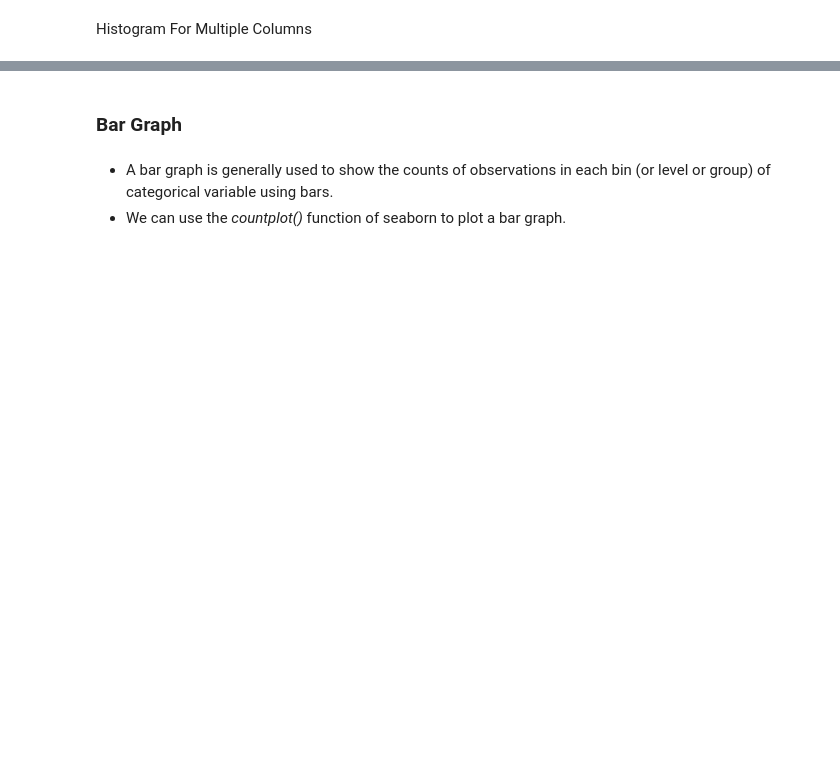
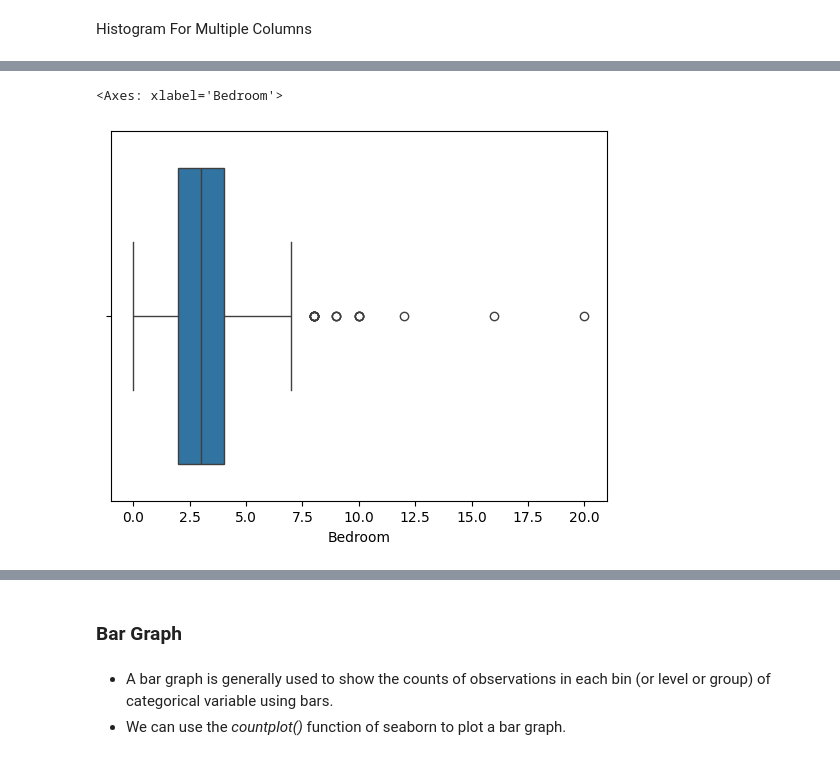
Before and after one commit to Austin-High-AP-CS-Principles/bigdata-melbourne-housing-notes-fwilson12, a Jupyter notebook: Melbourne_Housing_Original.ipynb, the cells around one changed output, grey strips where cells are left out. Drawn from its saved outputs; the diff is of its cells as text; code cells hidden in the pictures; blank space fills up the shorter version.

```diff
--- a/Melbourne_Housing_Original.ipynb
+++ b/Melbourne_Housing_Original.ipynb
@@ -632,0 +674,5 @@ Histogram For Multiple Columns
+# %%
+sns.boxplot(data= data, x = 'Bedroom')
+# %% [output]
+<Axes: xlabel='Bedroom'>
+[figure, added]
```
Also changed, not shown: parts of 18 cells of this notebook.
